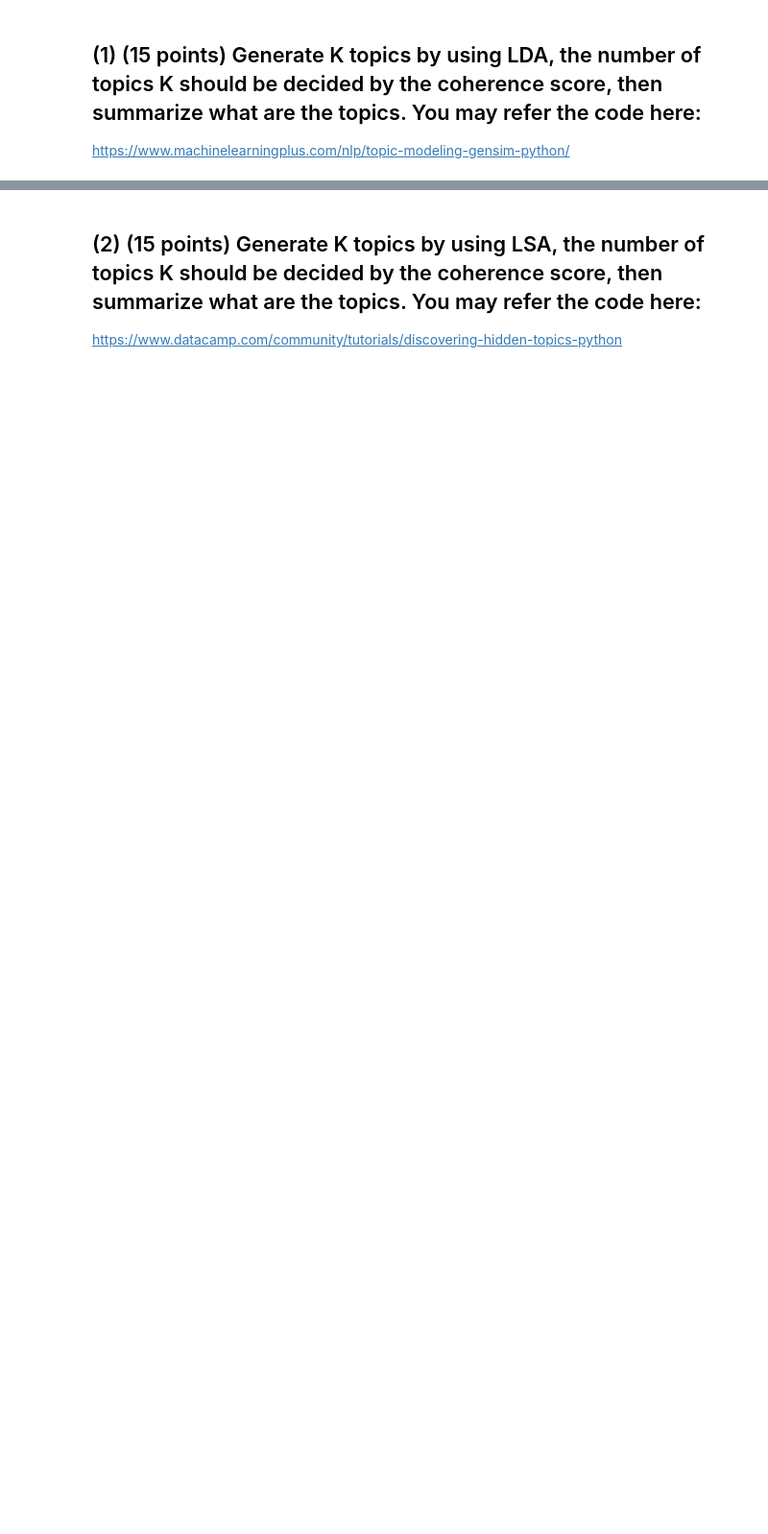
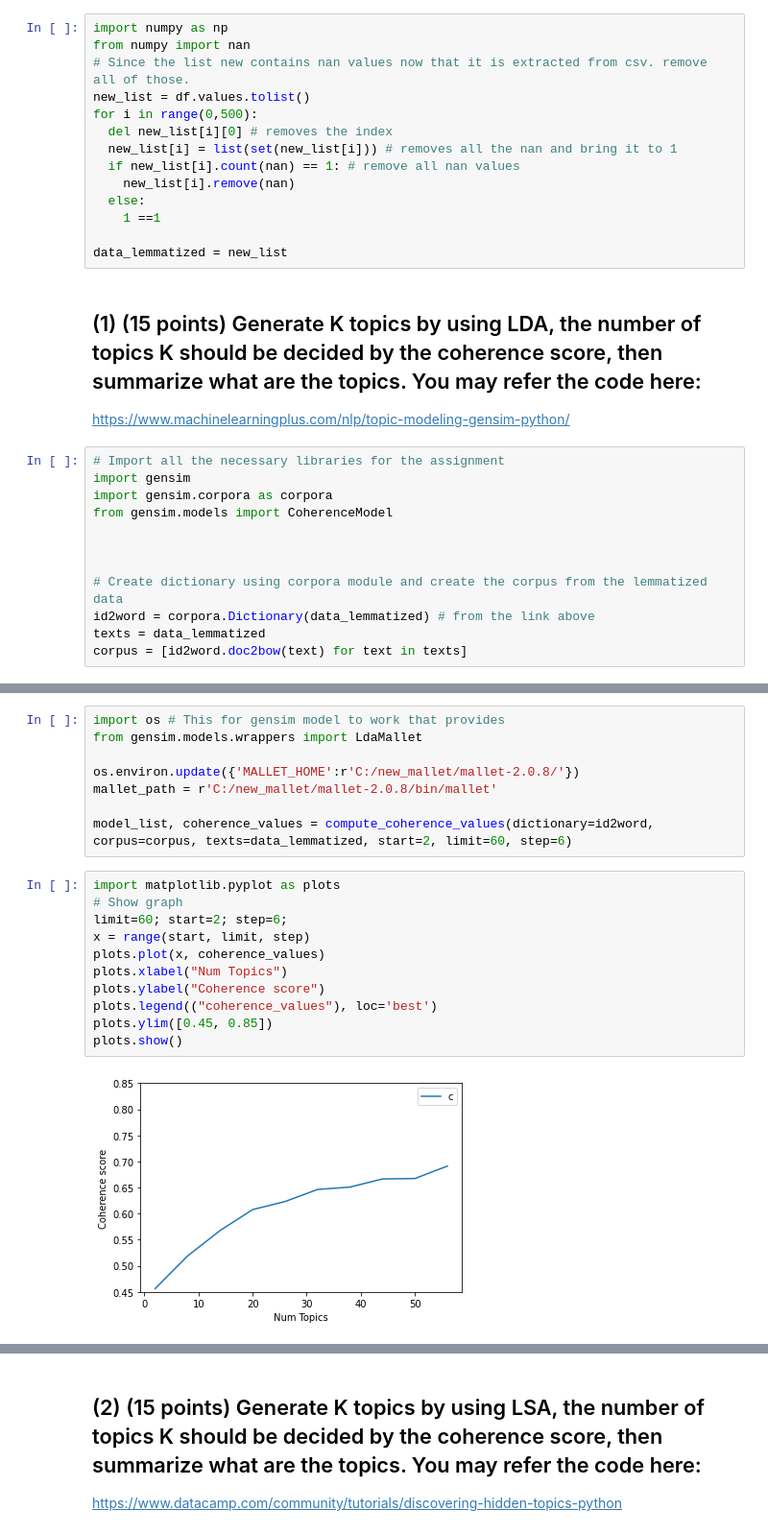
Before and after one commit to vishalpuri07/VISHAL_INFO5731_FALL2021, a Jupyter notebook: In_class_exercise_04.ipynb, the cells around one changed output, grey strips where cells are left out. Shown at 96% size. Cells and saved outputs as stored; diff of their text form; blank space fills up the shorter version.

```diff
--- a/In_class_exercise_04.ipynb
+++ b/In_class_exercise_04.ipynb
@@ -7,5 +8,31 @@ Question description: Please use the text corpus you collected in your last in-c
+# %%
+import numpy as np
+from numpy import nan
+# Since the list new contains nan values now that it is extracted from csv. remove all of those.
+new_list = df.values.tolist()
+for i in range(0,500):
+  del new_list[i][0] # removes the index
+  new_list[i] = list(set(new_list[i])) # removes all the nan and bring it to 1
+  if new_list[i].count(nan) == 1: # remove all nan values
+    new_list[i].remove(nan)
+  else:
+    1 ==1
+
+data_lemmatized = new_list
 # %% [markdown]
 ## (1) (15 points) Generate K topics by using LDA, the number of topics K should be decided by the coherence score, then summarize what are the topics. You may refer the code here:
 
 https://www.machinelearningplus.com/nlp/topic-modeling-gensim-python/
+# %%
+# Import all the necessary libraries for the assignment
+import gensim
+import gensim.corpora as corpora
+from gensim.models import CoherenceModel
+
+
+
+# Create dictionary using corpora module and create the corpus from the lemmatized data
+id2word = corpora.Dictionary(data_lemmatized) # from the link above
+texts = data_lemmatized
+corpus = [id2word.doc2bow(text) for text in texts]
 # %%
@@ -26,3 +84,24 @@ def compute_coherence_values(dictionary, corpus, texts, limit, start=2, step=3):
         coherence_values.append(coherencemodel.get_coherence())
 
     return model_list, coherence_values
+# %%
+import os # This for gensim model to work that provides
+from gensim.models.wrappers import LdaMallet
+
+os.environ.update({'MALLET_HOME':r'C:/new_mallet/mallet-2.0.8/'})
+mallet_path = r'C:/new_mallet/mallet-2.0.8/bin/mallet'
+
+model_list, coherence_values = compute_coherence_values(dictionary=id2word, corpus=corpus, texts=data_lemmatized, start=2, limit=60, step=6)
+# %%
+import matplotlib.pyplot as plots
+# Show graph
+limit=60; start=2; step=6;
+x = range(start, limit, step)
+plots.plot(x, coherence_values)
+plots.xlabel("Num Topics")
+plots.ylabel("Coherence score")
+plots.legend(("coherence_values"), loc='best')
+plots.ylim([0.45, 0.85])
+plots.show()
+# %% [output]
+[figure, added]
```
Also changed, not shown: parts of 28 cells of this notebook.
